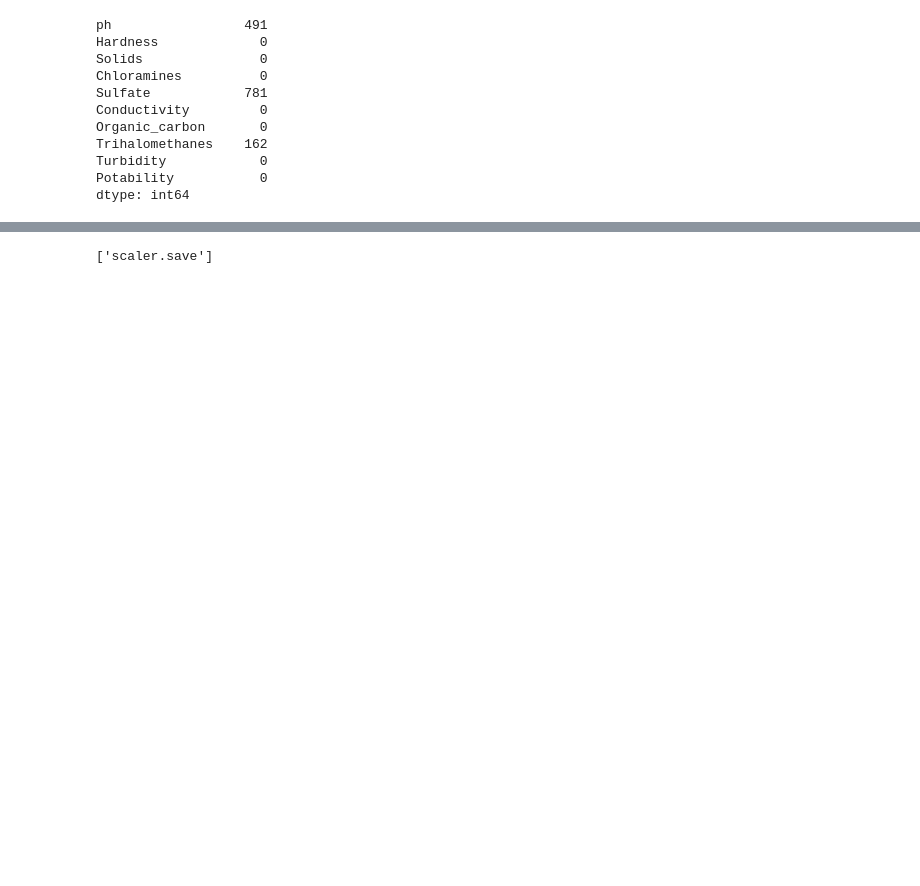
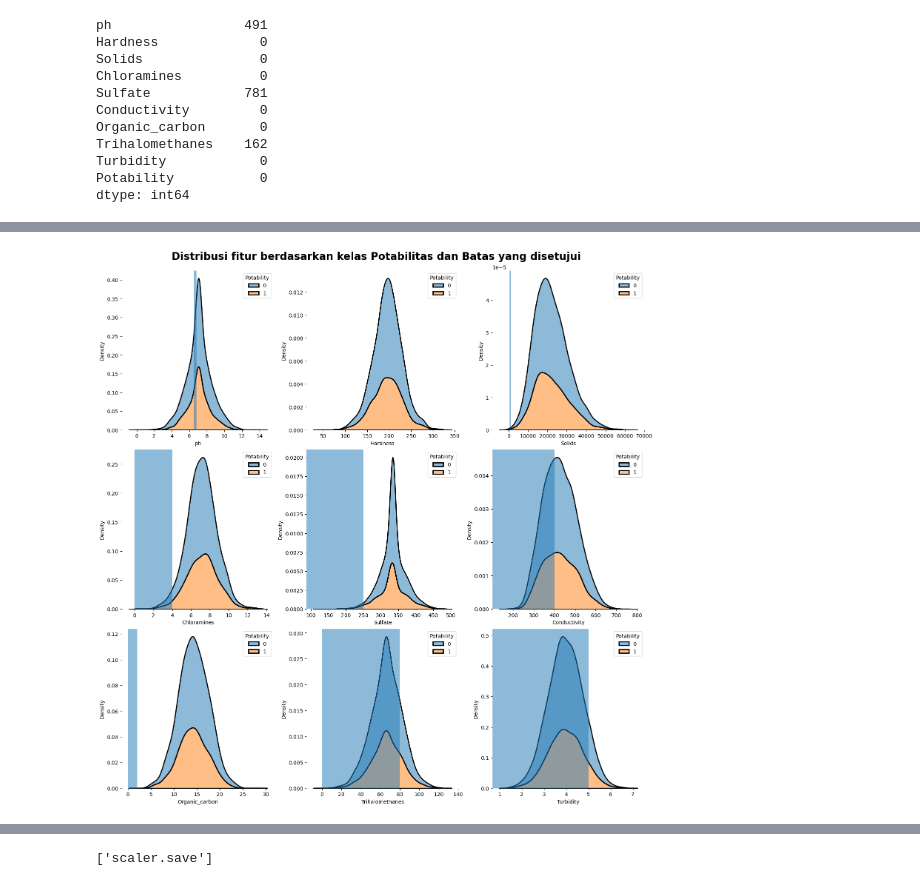
Before and after one commit to Haidir1/UAS-Kelompok-5, a Jupyter notebook: water_potability.ipynb, the cells around one changed output, grey strips where cells are left out. Saved outputs shown, nothing was run; the diff lists cells and outputs as text; code cells hidden in the pictures; blank space fills up the shorter version.

```diff
--- a/water_potability.ipynb
+++ b/water_potability.ipynb
@@ -284,0 +161,14 @@ Confusion matrix of Support vector Machine :
+# %%
+from matplotlib.patches import Rectangle
+int_cols = df.select_dtypes(exclude=['category']).columns.to_list()
+fig, ax= plt.subplots(nrows=3,ncols=3,figsize=(15,15), constrained_layout=True)
+plt.suptitle('Distribusi fitur berdasarkan kelas Potabilitas dan Batas yang disetujui', size=20, weight='bold')
+ax=ax.flatten()
+for x, i in enumerate(int_cols):
+    sns.kdeplot(data=df, x=i, hue='Potability', ax=ax[x], fill=True, multiple='stack', alpha=0.5, linewidth=2)
+    l,k = limit.iloc[:,x]
+    ax[x].add_patch(Rectangle(xy=(l,0), width=k-l, height=1, alpha=0.5))
+    for s in ['left','right','top','bottom']:
+        ax[x].spines[s].set_visible(False)
+# %% [output]
+[figure, added]
```
Also changed, not shown: parts of 41 cells of this notebook, 2 other files.
